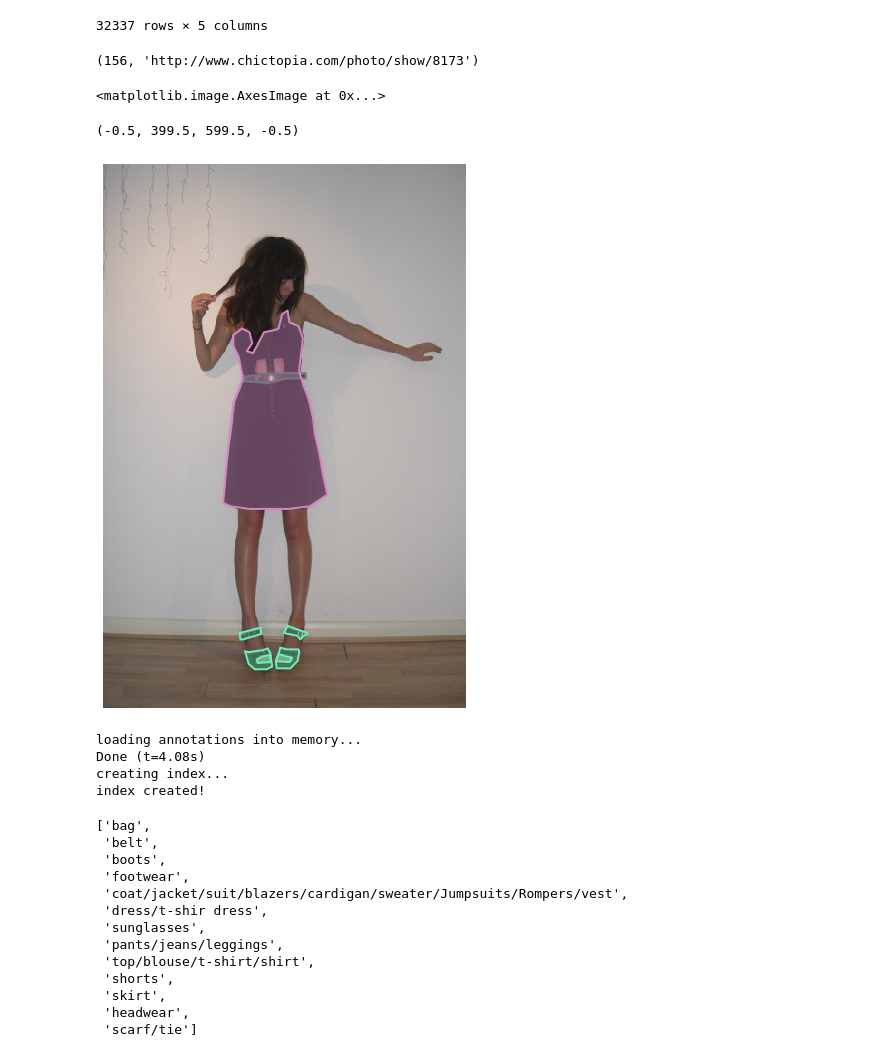
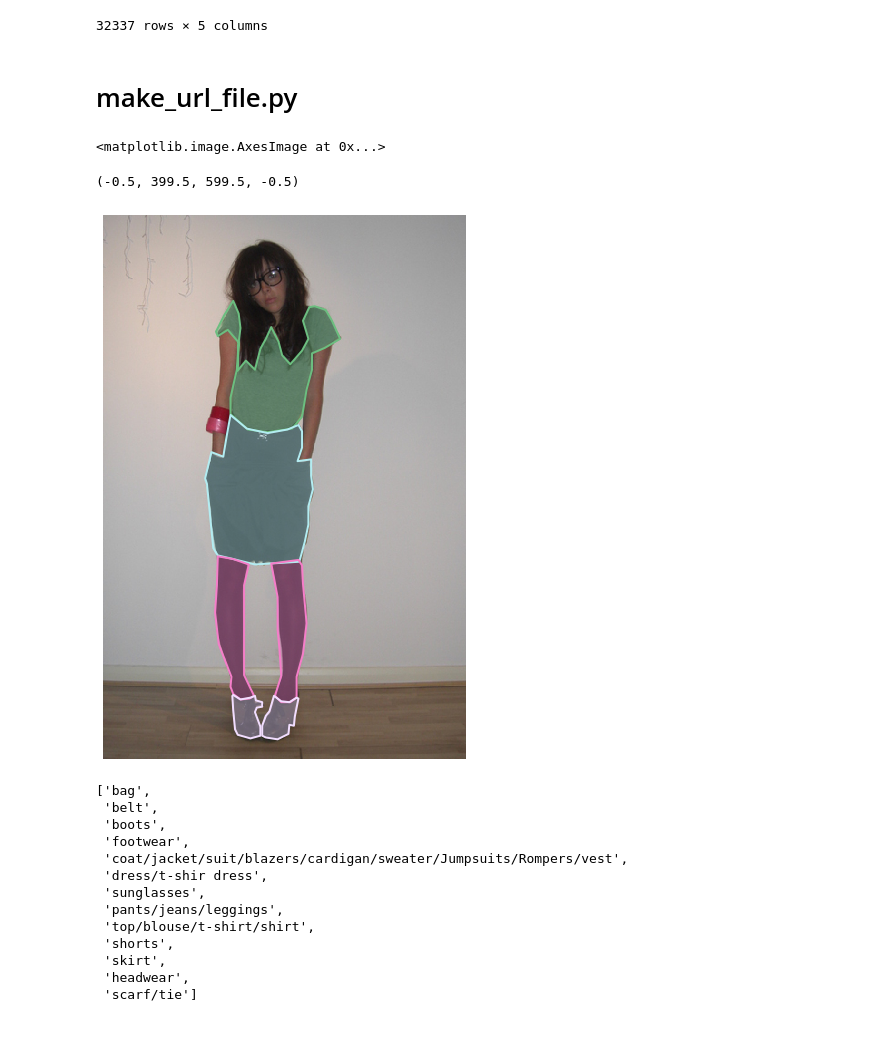
Before and after one commit to eBay/modanet, a Jupyter notebook: ModaNet.ipynb, the cells around one changed output. Drawn from its saved outputs; the diff is of its cells as text; code cells hidden in the pictures.

```diff
--- a/ModaNet.ipynb
+++ b/ModaNet.ipynb
@@ -168,0 +179,2 @@ itd = iter(img_files)
+# %% [markdown]
+# make_url_file.py
@@ -169,49 +192,30 @@ itd = iter(img_files)
+# %%
+json_file = os.path.join(
+    os.environ['DATASET_ROOT'],
+    'main/labels/modanet_snaps.json'
+)
+df = pd.read_json(json_file)
+it = df.iterrows()
 # %%
-from PIL import Image
+from io import BytesIO
 
-img_id, post_url = next(it)
-img_id, post_url
-
-import requests
-from bs4 import BeautifulSoup
-
-def post2snap(post_url):
-    res = requests.get(post_url)
-    soup = BeautifulSoup(res.text)
-    snap_url = soup.find('div', id="image_wrap")\
-        .find('img')['src']
-    return snap_url
-
-#from IPython.display import Image
-
-#Image(url)
-#requests.get(url).text
-from io import BytesIO
+i, row = next(it)
+post_url = row['post_url']
+img_id = row['image_id']
 
 r = requests.get(post2snap(post_url))
 I = Image.open(BytesIO(r.content))
 
 plt.imshow(I)
 plt.axis('off')
 
 annIds = coco.getAnnIds(imgIds=img_id, catIds=all_ctg_ids, iscrowd=None)
 anns = coco.loadAnns(annIds)
 coco.showAnns(anns)
 # %% [output]
-(156, 'http://www.chictopia.com/photo/show/8173')
+<matplotlib.image.AxesImage at 0x...>
-<matplotlib.image.AxesImage at 0x...>
+(-0.5, 399.5, 599.5, -0.5)
-(-0.5, 399.5, 599.5, -0.5)
-[figure, old version]
+[figure, new version]
-# %%
-from pycocotools.coco import COCO
-
-json_file = './raw/annotations/modanet2018_instances_train.json'
-coco=COCO(json_file)
-# %% [output]
-loading annotations into memory...
-Done (t=4.08s)
-creating index...
-index created!
 # %%
 cats = coco.loadCats(coco.getCatIds())
 all_ctgs = [cat['name'] for cat in cats]
```
Also changed, not shown: parts of 4 cells of this notebook, 1 other file.
